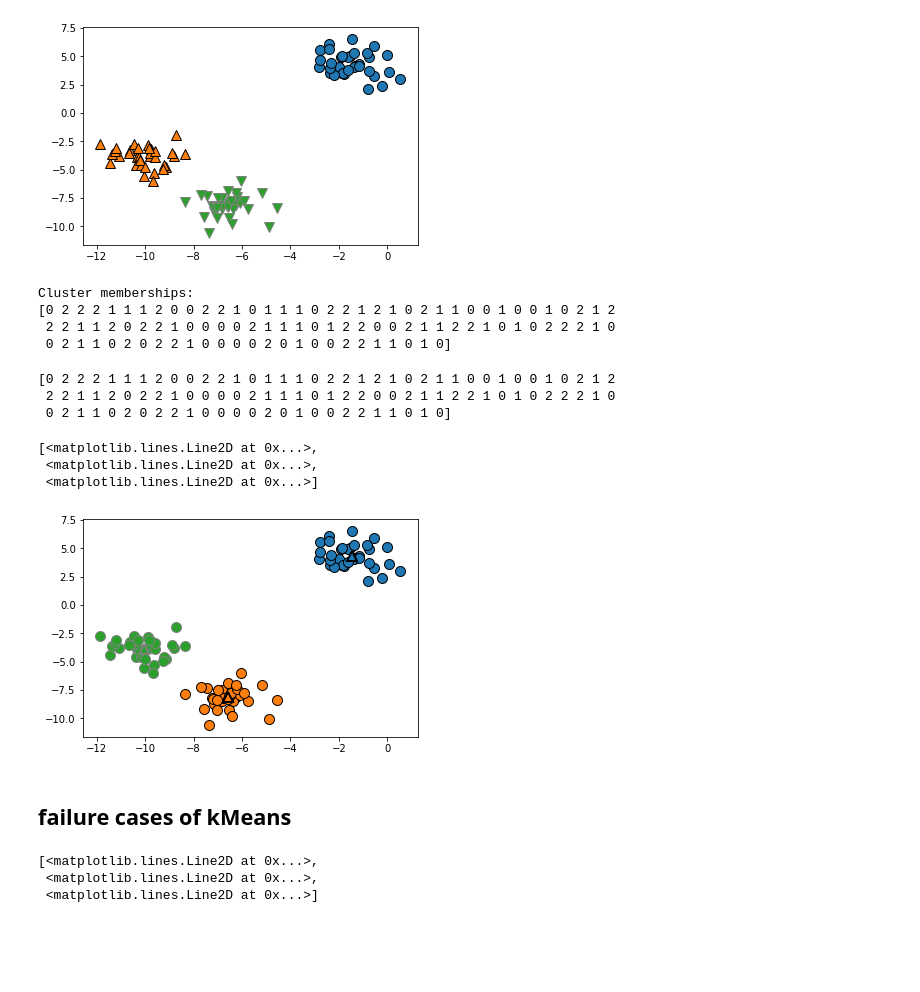
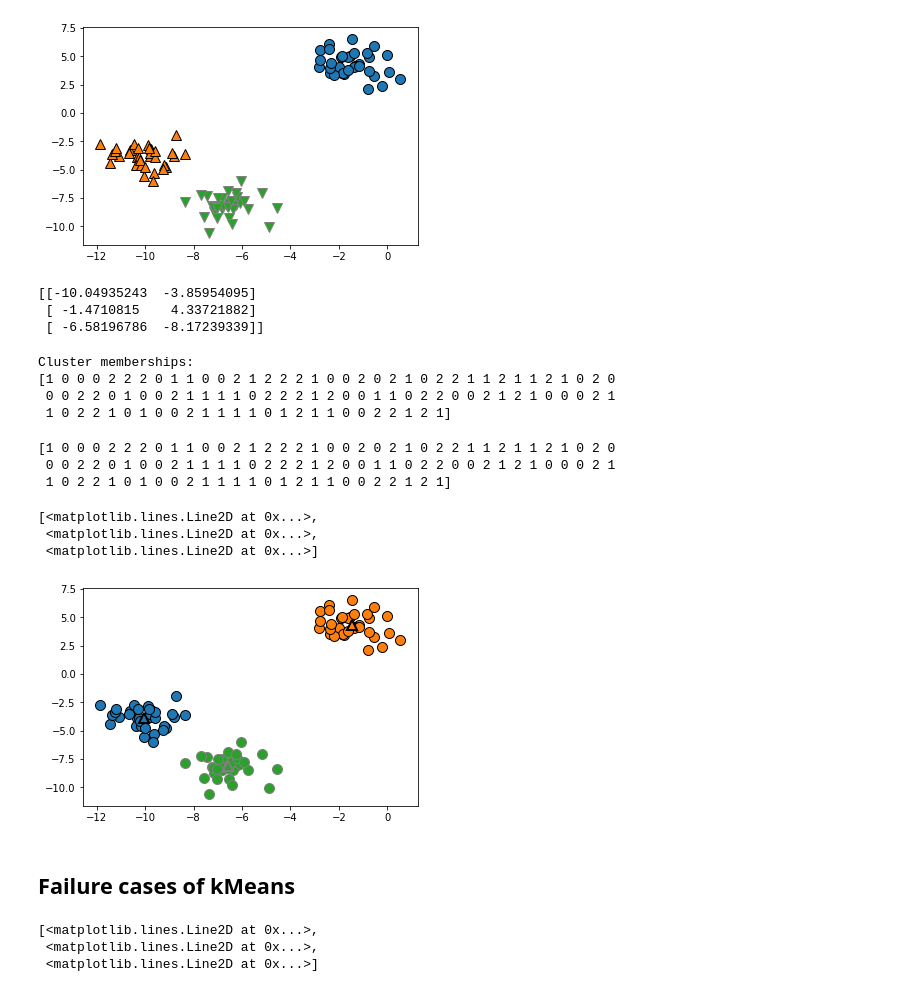
Before and after one commit to callee2006/MachineLearning, a Jupyter notebook: Clustering.ipynb, the cells around one changed output. Drawn from its saved outputs; the diff is of its cells as text; code cells hidden in the pictures; blank space fills up the shorter version.

```diff
--- a/Clustering.ipynb
+++ b/Clustering.ipynb
@@ -53,27 +53,34 @@ from sklearn.cluster import KMeans
 kmeans = KMeans(n_clusters=3)
 kmeans.fit(X)
 
-print("Cluster memberships:\n{}".format(kmeans.labels_))
+print(kmeans.cluster_centers_)
 # %% [output]
-Cluster memberships:
-[0 2 2 2 1 1 1 2 0 0 2 2 1 0 1 1 1 0 2 2 1 2 1 0 2 1 1 0 0 1 0 0 1 0 2 1 2
- 2 2 1 1 2 0 2 2 1 0 0 0 0 2 1 1 1 0 1 2 2 0 0 2 1 1 2 2 1 0 1 0 2 2 2 1 0
- 0 2 1 1 0 2 0 2 2 1 0 0 0 0 2 0 1 0 0 2 2 1 1 0 1 0]
+[[-10.04935243  -3.85954095]
+ [ -1.4710815    4.33721882]
+ [ -6.58196786  -8.17239339]]
-# %%
-print(kmeans.predict(X))
-# %% [output]
-[0 2 2 2 1 1 1 2 0 0 2 2 1 0 1 1 1 0 2 2 1 2 1 0 2 1 1 0 0 1 0 0 1 0 2 1 2
- 2 2 1 1 2 0 2 2 1 0 0 0 0 2 1 1 1 0 1 2 2 0 0 2 1 1 2 2 1 0 1 0 2 2 2 1 0
- 0 2 1 1 0 2 0 2 2 1 0 0 0 0 2 0 1 0 0 2 2 1 1 0 1 0]
+# %%
+# cluster membership of training samples
+print("Cluster memberships:\n{}".format(kmeans.labels_))
+# %% [output]
+Cluster memberships:
+[1 0 0 0 2 2 2 0 1 1 0 0 2 1 2 2 2 1 0 0 2 0 2 1 0 2 2 1 1 2 1 1 2 1 0 2 0
+ 0 0 2 2 0 1 0 0 2 1 1 1 1 0 2 2 2 1 2 0 0 1 1 0 2 2 0 0 2 1 2 1 0 0 0 2 1
+ 1 0 2 2 1 0 1 0 0 2 1 1 1 1 0 1 2 1 1 0 0 2 2 1 2 1]
+# %%
+# cluster membership of new samples
+print(kmeans.predict(X))
+# %% [output]
+[1 0 0 0 2 2 2 0 1 1 0 0 2 1 2 2 2 1 0 0 2 0 2 1 0 2 2 1 1 2 1 1 2 1 0 2 0
+ 0 0 2 2 0 1 0 0 2 1 1 1 1 0 2 2 2 1 2 0 0 1 1 0 2 2 0 0 2 1 2 1 0 0 0 2 1
+ 1 0 2 2 1 0 1 0 0 2 1 1 1 1 0 1 2 1 1 0 0 2 2 1 2 1]
 # %%
 mglearn.discrete_scatter(X[:, 0], X[:, 1], kmeans.labels_, markers='o')
-mglearn.discrete_scatter(
-kmeans.cluster_centers_[:, 0], kmeans.cluster_centers_[:, 1], [0, 1, 2], markers='^', markeredgewidth=2)
+mglearn.discrete_scatter(kmeans.cluster_centers_[:, 0], kmeans.cluster_centers_[:, 1], [0, 1, 2], markers='^', markeredgewidth=2)
 # %% [output]
 [<matplotlib.lines.Line2D at 0x...>,
  <matplotlib.lines.Line2D at 0x...>,
  <matplotlib.lines.Line2D at 0x...>]
-[figure, old version]
+[figure, new version]
 # %% [markdown]
-## failure cases of kMeans
+## Failure cases of kMeans
 # %%
```
Also changed, not shown: parts of 6 cells of this notebook.
